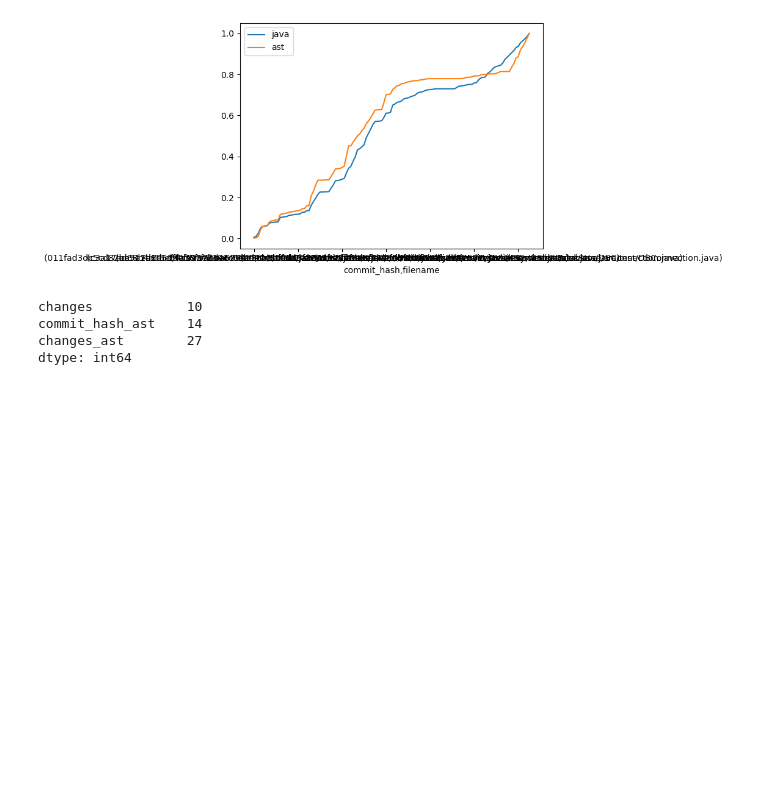
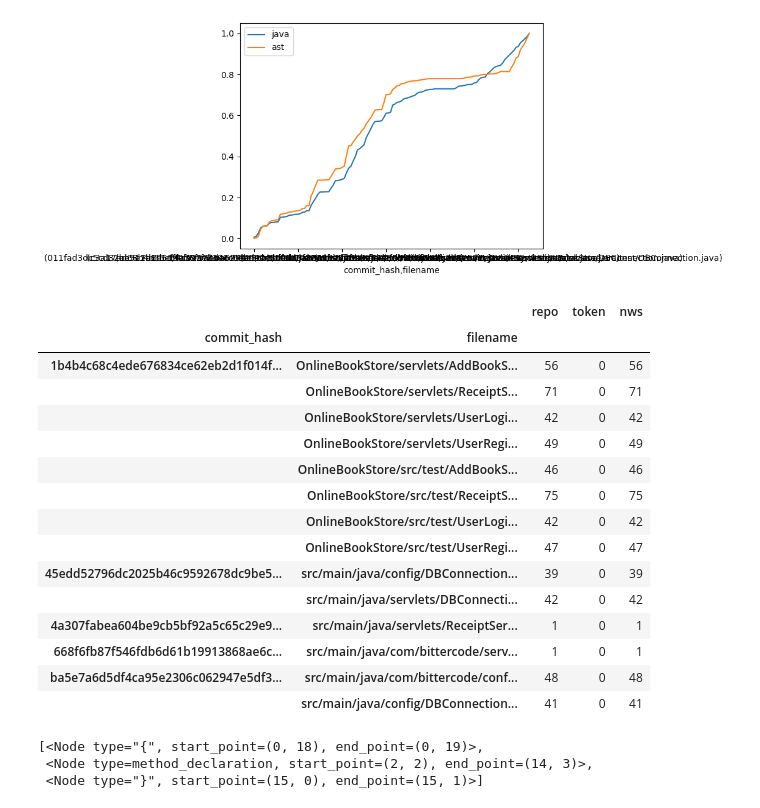
Before and after one commit to lothbrokq/formast, a Jupyter notebook: eval/evaluation.ipynb, the cells around one changed output. Drawn from its saved outputs; the diff is of its cells as text; code cells hidden in the pictures; blank space fills up the shorter version.

```diff
--- a/eval/evaluation.ipynb
+++ b/eval/evaluation.ipynb
@@ -119,9 +139,40 @@ df = pd.DataFrame({"java": df_merged.changes, "ast": df_merged.changes_ast})
 [figure]
 # %%
 #find størrelsen af filen for at finde en relativ ændring
-(df_merged == 0).sum()
+df_merged[df_merged.token == 0][df_merged.nws != 0]
 # %% [output]
-changes            10
-commit_hash_ast    14
-changes_ast        27
-dtype: int64
+|  |  | repo | token | nws |
+| commit_hash | filename |  |  |  |
+| 1b4b4c68c4ede676834ce62eb2d1f014f... | OnlineBookStore/servlets/AddBookS... | 56 | 0 | 56 |
+|  | OnlineBookStore/servlets/ReceiptS... | 71 | 0 | 71 |
+|  | OnlineBookStore/servlets/UserLogi... | 42 | 0 | 42 |
+|  | OnlineBookStore/servlets/UserRegi... | 49 | 0 | 49 |
+|  | OnlineBookStore/src/test/AddBookS... | 46 | 0 | 46 |
+|  | OnlineBookStore/src/test/ReceiptS... | 75 | 0 | 75 |
+|  | OnlineBookStore/src/test/UserLogi... | 42 | 0 | 42 |
+|  | OnlineBookStore/src/test/UserRegi... | 47 | 0 | 47 |
+| 45edd52796dc2025b46c9592678dc9be5... | src/main/java/config/DBConnection... | 39 | 0 | 39 |
+|  | src/main/java/servlets/DBConnecti... | 42 | 0 | 42 |
+| 4a307fabea604be9cb5bf92a5c65c29e9... | src/main/java/servlets/ReceiptSer... | 1 | 0 | 1 |
+| 668f6fb87f546fdb6d61b19913868ae6c... | src/main/java/com/bittercode/serv... | 1 | 0 | 1 |
+| ba5e7a6d5df4ca95e2306c062947e5df3... | src/main/java/com/bittercode/conf... | 48 | 0 | 48 |
+|  | src/main/java/config/DBConnection... | 41 | 0 | 41 |
+# %%
+from tree_sitter import Language, Parser
+
+from formast.__main__ import JAVA_LANGUAGE
+
+parser = Parser()
+parser.set_language(JAVA_LANGUAGE)
+
+
+
+with open("..\java_files\example.java", "rb") as f:
+    code = f.read()
+tree = parser.parse(code)
+
+tree.root_node.children[0].children[3].children
+# %% [output]
+[<Node type="{", start_point=(0, 18), end_point=(0, 19)>,
+ <Node type=method_declaration, start_point=(2, 2), end_point=(14, 3)>,
+ <Node type="}", start_point=(15, 0), end_point=(15, 1)>]
```
Also changed, not shown: parts of 8 cells of this notebook, 3 other files.
